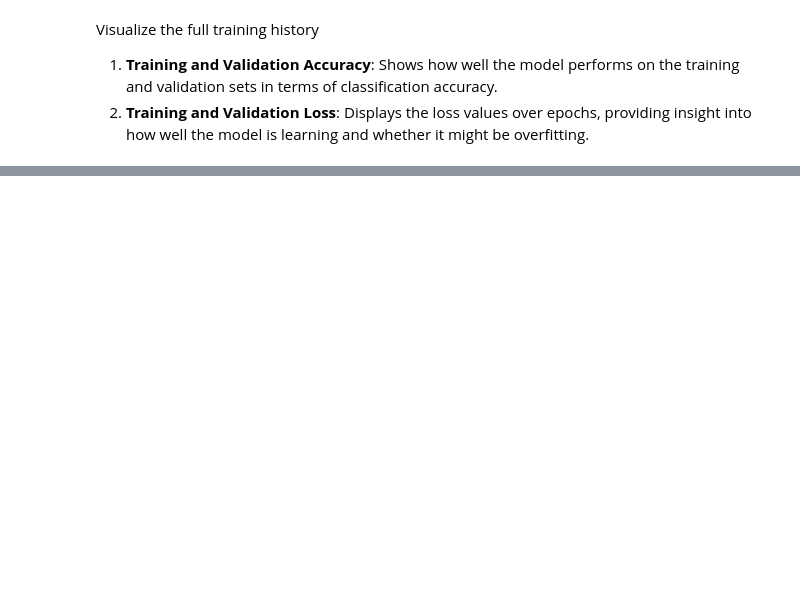
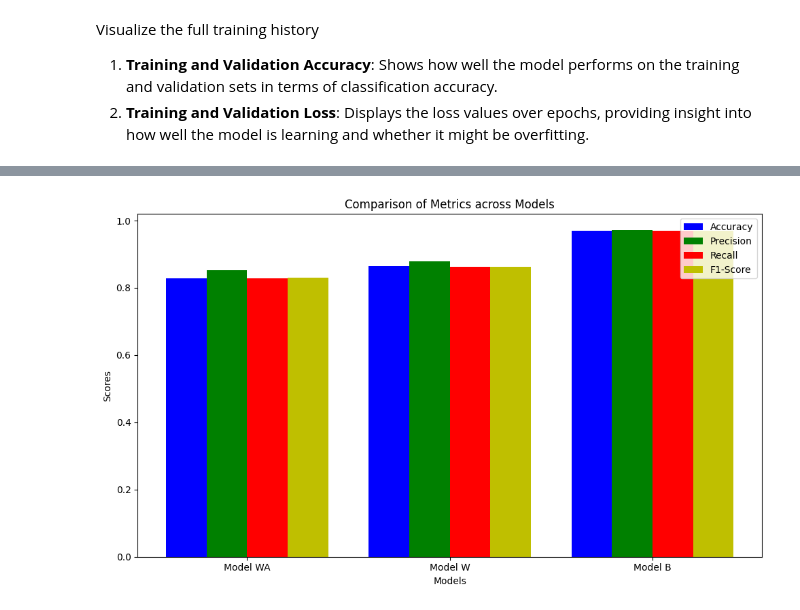
Before and after one commit to JuanZapa7a/semiotics, a Jupyter notebook: QAT_MNIST_NOISY.ipynb, the cells around one changed output, grey strips where cells are left out. Drawn from its saved outputs; the diff is of its cells as text; code cells hidden in the pictures; blank space fills up the shorter version.

```diff
--- a/QAT_MNIST_NOISY.ipynb
+++ b/QAT_MNIST_NOISY.ipynb
@@ -597,0 +687,10 @@ Visualize the full training history
+# %%
+# Obtener las predicciones del modelo sobre el conjunto de prueba
+y_pred_wa = model_wa.predict(test_images)
+y_pred_w = model_w.predict(test_images)
+y_pred_b = model_b.predict(test_images)
+
+# Si el modelo tiene una activación softmax, debes tomar la clase con la probabilidad más alta (usualmente la de mayor valor)
+y_pred_classes_wa = tf.argmax(y_pred_wa, axis=-1)  # Devuelve la clase con la mayor probabilidad para cada muestra
+y_pred_classes_w = tf.argmax(y_pred_w, axis=-1)  # Devuelve la clase con la mayor probabilidad para cada muestra
+y_pred_classes_b = tf.argmax(y_pred_b, axis=-1)  # Devuelve la clase con la mayor probabilidad para cada muestra
@@ -597,0 +783,38 @@ Visualize the full training history
+# %%
+import matplotlib.pyplot as plt
+import numpy as np
+
+# Crear un gráfico de barras comparando las métricas de precisión, recall, y f1-score
+metrics = ['Accuracy', 'Precision', 'Recall', 'F1-Score']
+model_names = ['Model WA', 'Model W', 'Model B']
+
+# Extraemos los valores de cada métrica para cada modelo
+accuracy = [df_comparison.loc['Accuracy', 'Model WA'], df_comparison.loc['Accuracy', 'Model W'], df_comparison.loc['Accuracy', 'Model B']]
+precision = [df_comparison.loc['Precision', 'Model WA'], df_comparison.loc['Precision', 'Model W'], df_comparison.loc['Precision', 'Model B']]
+recall = [df_comparison.loc['Recall', 'Model WA'], df_comparison.loc['Recall', 'Model W'], df_comparison.loc['Recall', 'Model B']]
+f1_score = [df_comparison.loc['F1-Score', 'Model WA'], df_comparison.loc['F1-Score', 'Model W'], df_comparison.loc['F1-Score', 'Model B']]
+
+# Crear las subgráficas
+x = np.arange(len(model_names))  # las posiciones de las barras en el eje x
+width = 0.2  # El ancho de las barras
+
+fig, ax = plt.subplots(figsize=(10, 6))
+
+# Crear las barras para cada métrica
+ax.bar(x - width*1.5, accuracy, width, label='Accuracy', color='b')
+ax.bar(x - width*0.5, precision, width, label='Precision', color='g')
+ax.bar(x + width*0.5, recall, width, label='Recall', color='r')
+ax.bar(x + width*1.5, f1_score, width, label='F1-Score', color='y')
+
+# Añadir etiquetas y título
+ax.set_xlabel('Models')
+ax.set_ylabel('Scores')
+ax.set_title('Comparison of Metrics across Models')
+ax.set_xticks(x)
+ax.set_xticklabels(model_names)
+ax.legend()
+
+plt.tight_layout()
+plt.show()
+# %% [output]
+[figure, added]
```
Also changed, not shown: parts of 21 cells of this notebook.
